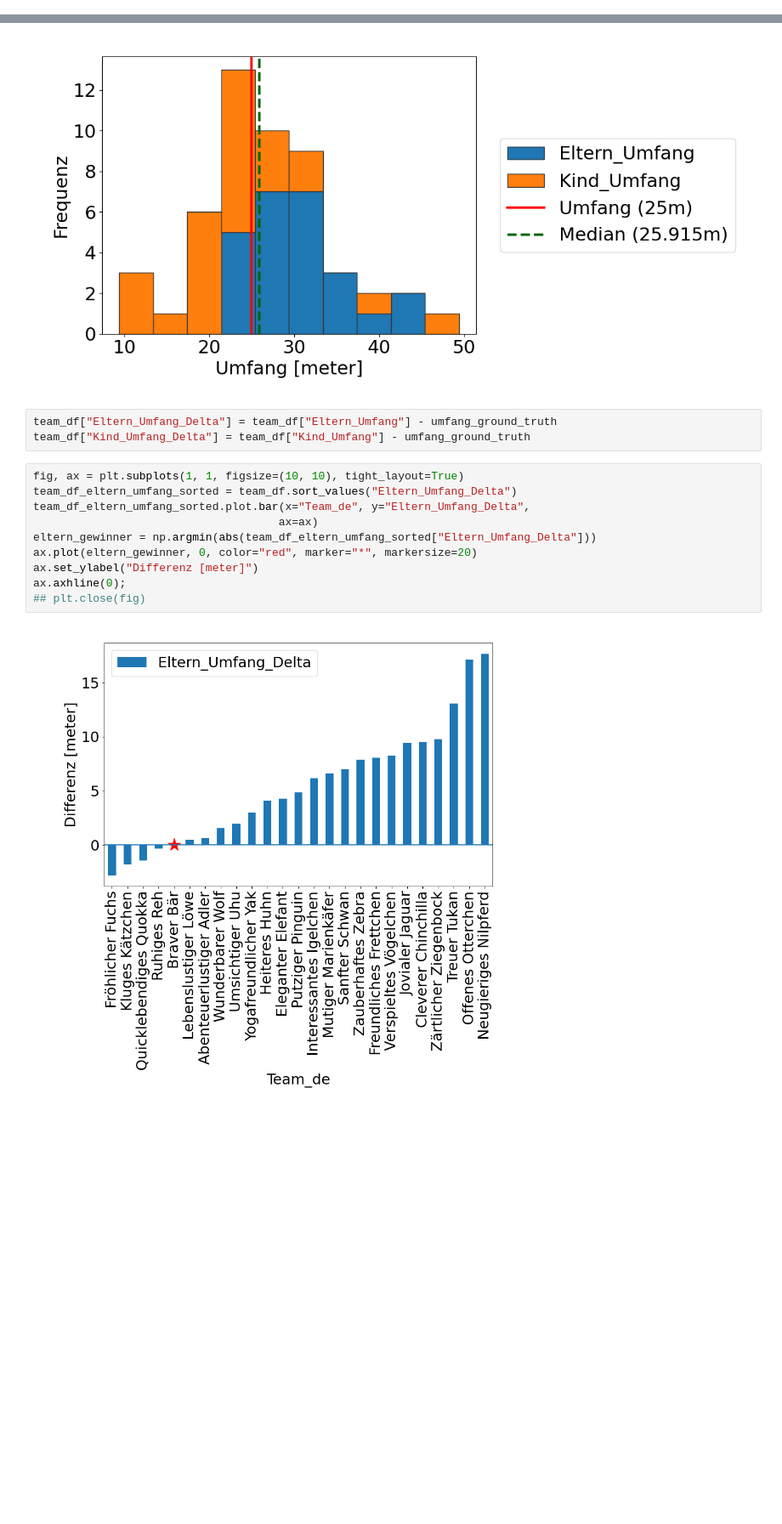
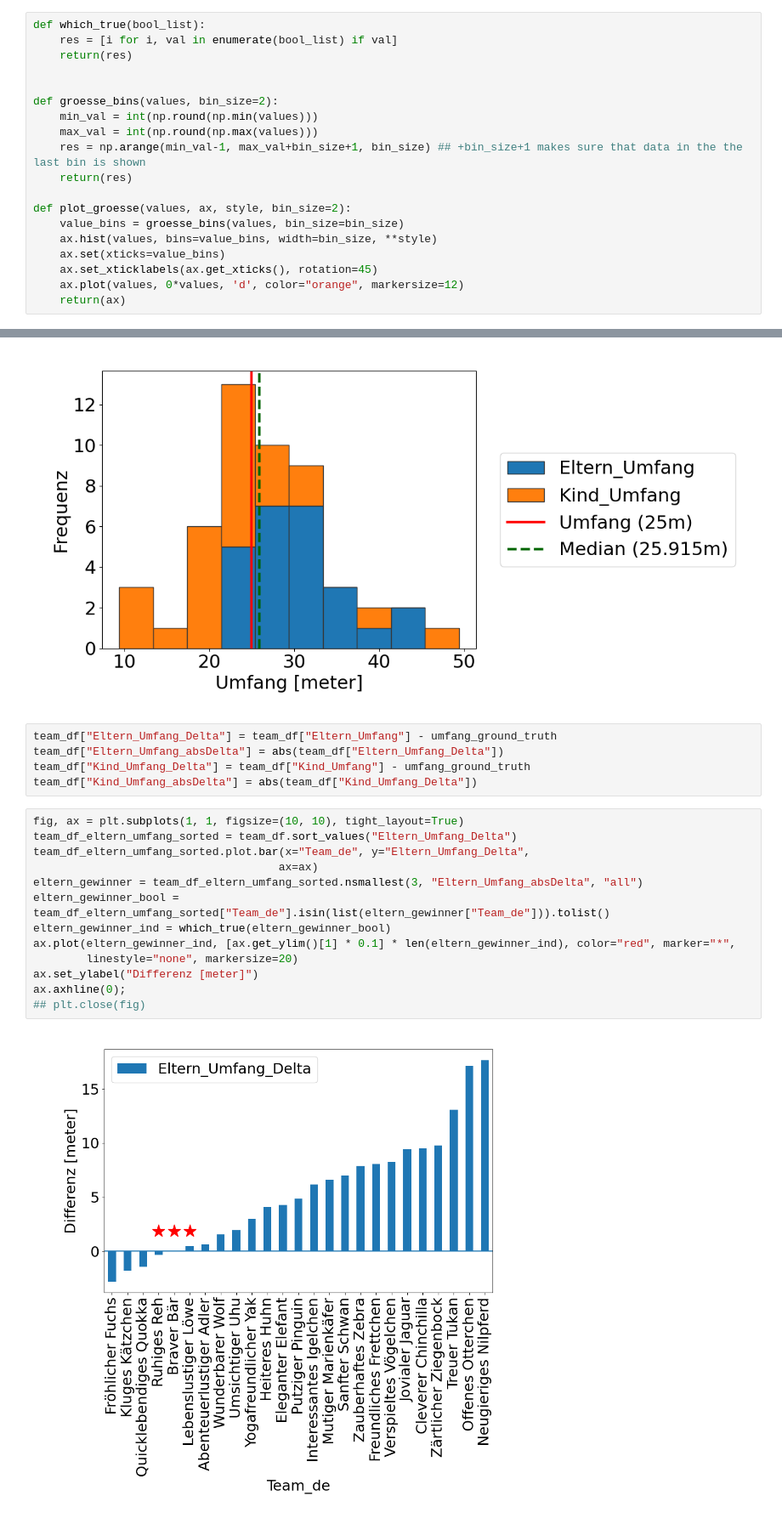
Before and after one commit to bedapub/2025-10-Zukunftstag-simulation, a Jupyter notebook: 2025-10-Zukunftstag-simulation.ipynb, the cells around one changed output, grey strips where cells are left out. Shown at 85% size. Saved outputs shown, nothing was run; the diff lists cells and outputs as text; blank space fills up the shorter version.

```diff
--- a/2025-10-Zukunftstag-simulation.ipynb
+++ b/2025-10-Zukunftstag-simulation.ipynb
@@ -44,6 +44,25 @@ random.seed(1887)
 np.random.seed(1887)
 
 umfang_ground_truth = 25
+# %%
+def which_true(bool_list):
+    res = [i for i, val in enumerate(bool_list) if val]
+    return(res)
+
+
+def groesse_bins(values, bin_size=2):
+    min_val = int(np.round(np.min(values)))
+    max_val = int(np.round(np.max(values)))
+    res = np.arange(min_val-1, max_val+bin_size+1, bin_size) ## +bin_size+1 makes sure that data in the the last bin is shown
+    return(res)
+
+def plot_groesse(values, ax, style, bin_size=2):
+    value_bins = groesse_bins(values, bin_size=bin_size)
+    ax.hist(values, bins=value_bins, width=bin_size, **style)
+    ax.set(xticks=value_bins)
+    ax.set_xticklabels(ax.get_xticks(), rotation=45)
+    ax.plot(values, 0*values, 'd', color="orange", markersize=12)
+    return(ax)
 # %%
 ## Teams: ChatGPT, https://chatgpt.com/share/e/68f8f919-f328-8009-adbf-f3c76574926e
 with open('data/animals.txt', 'r') as tn:
@@ -267,19 +273,24 @@ plt.show()
 [figure]
 # %%
 team_df["Eltern_Umfang_Delta"] = team_df["Eltern_Umfang"] - umfang_ground_truth
+team_df["Eltern_Umfang_absDelta"] = abs(team_df["Eltern_Umfang_Delta"])
 team_df["Kind_Umfang_Delta"] = team_df["Kind_Umfang"] - umfang_ground_truth
+team_df["Kind_Umfang_absDelta"] = abs(team_df["Kind_Umfang_Delta"])
 # %%
 fig, ax = plt.subplots(1, 1, figsize=(10, 10), tight_layout=True)
 team_df_eltern_umfang_sorted = team_df.sort_values("Eltern_Umfang_Delta")
 team_df_eltern_umfang_sorted.plot.bar(x="Team_de", y="Eltern_Umfang_Delta",
                                      ax=ax)
-eltern_gewinner = np.argmin(abs(team_df_eltern_umfang_sorted["Eltern_Umfang_Delta"]))
-ax.plot(eltern_gewinner, 0, color="red", marker="*", markersize=20)
+eltern_gewinner = team_df_eltern_umfang_sorted.nsmallest(3, "Eltern_Umfang_absDelta", "all")
+eltern_gewinner_bool = team_df_eltern_umfang_sorted["Team_de"].isin(list(eltern_gewinner["Team_de"])).tolist()
+eltern_gewinner_ind = which_true(eltern_gewinner_bool)
+ax.plot(eltern_gewinner_ind, [ax.get_ylim()[1] * 0.1] * len(eltern_gewinner_ind), color="red", marker="*",
+        linestyle="none", markersize=20)
 ax.set_ylabel("Differenz [meter]")
 ax.axhline(0);
 ## plt.close(fig)
 # %% [output]
-[figure, old version]
+[figure, new version]
 # %%
 fig, ax = plt.subplots(1, 1, figsize=(10, 10), tight_layout=True)
 team_df_kind_umfang_sorted = team_df.sort_values("Kind_Umfang_Delta")
```
Also changed, not shown: parts of 9 cells of this notebook.
